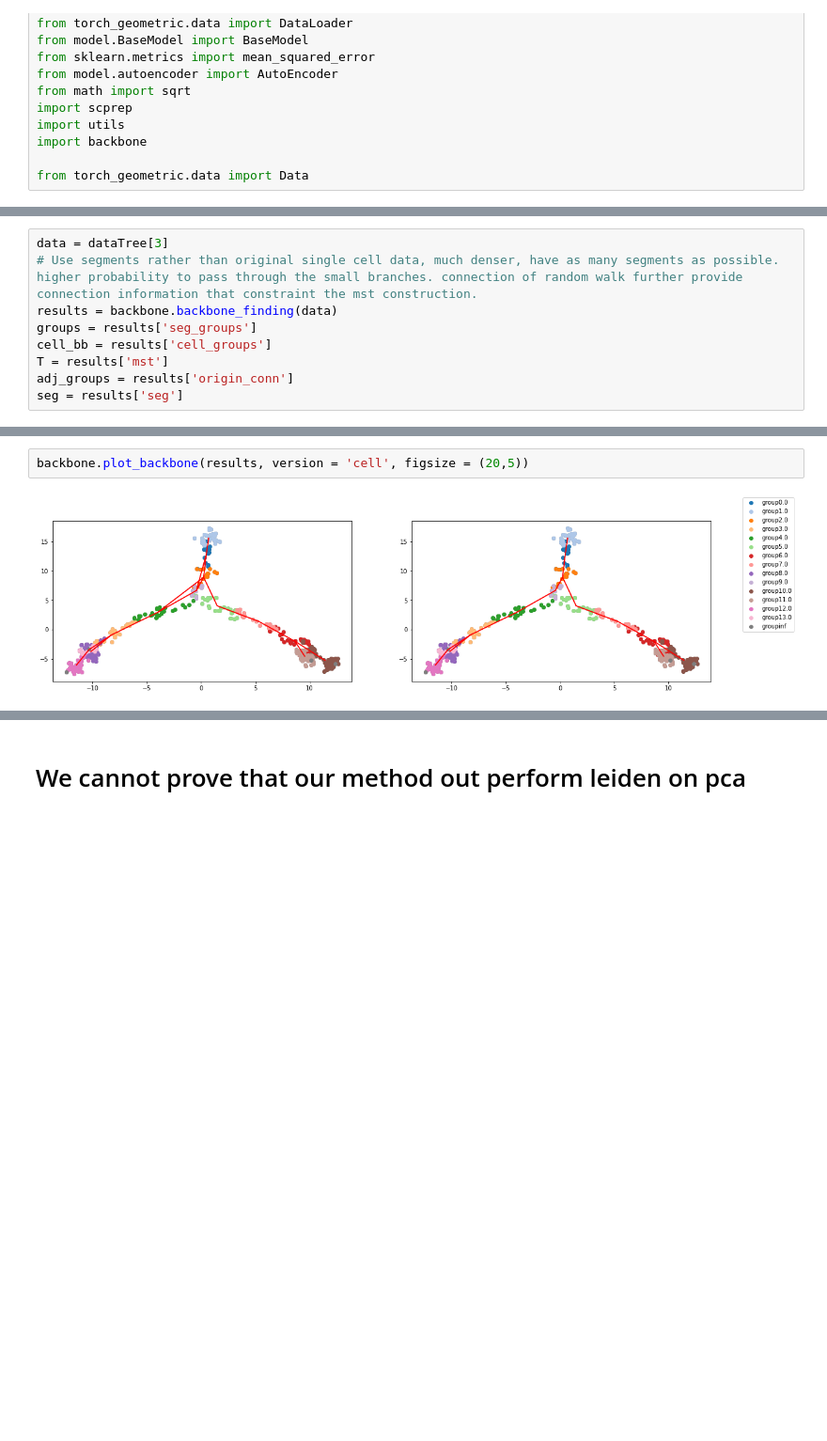
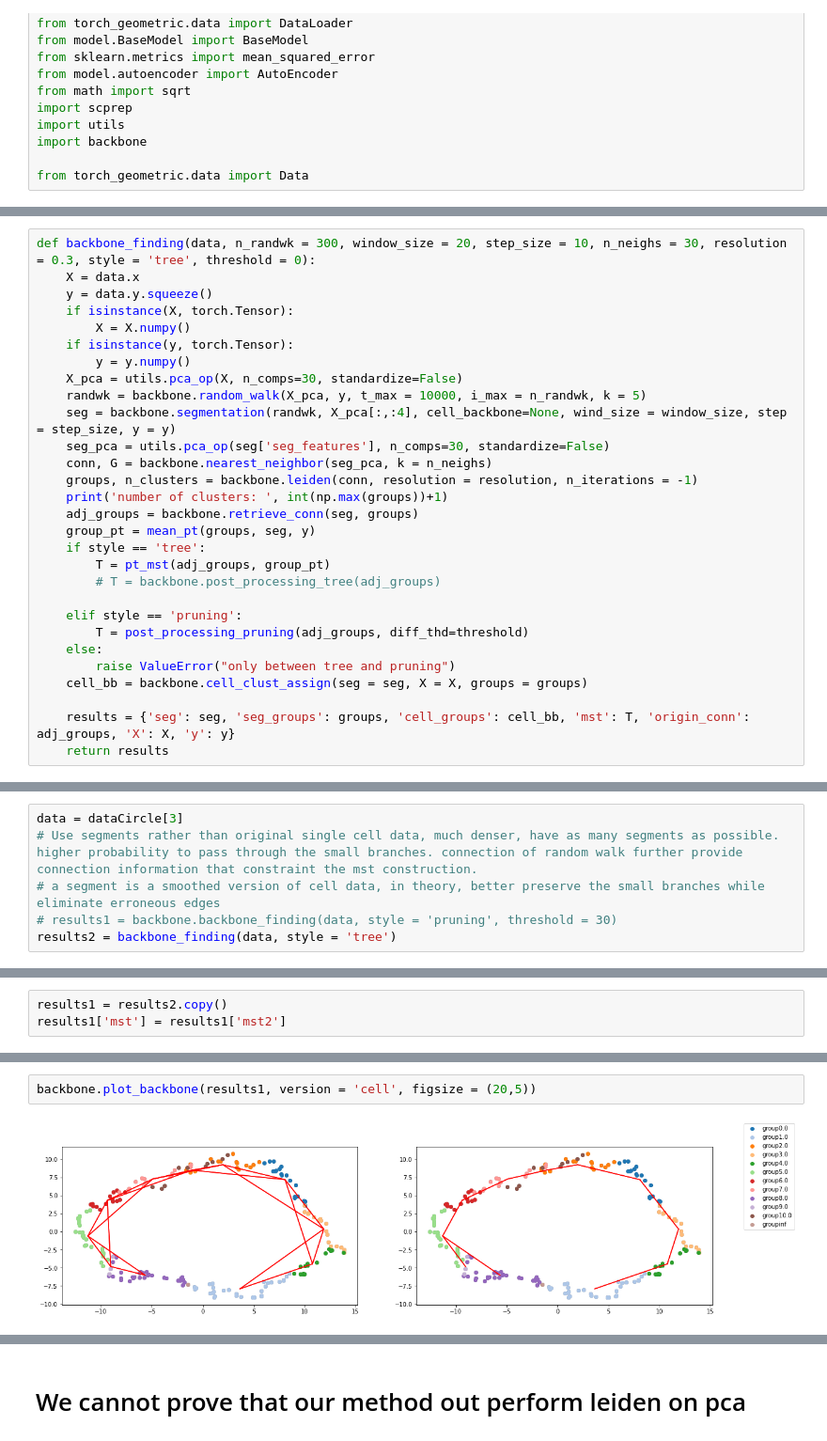
Before and after one commit to falseu/gnn_traj_inference, a Jupyter notebook: backbone_tree.ipynb, the cells around one changed output, grey strips where cells are left out. Shown at 94% size. Drawn from its saved outputs; the diff is of its cells as text; blank space fills up the shorter version.

Commit message:
backbone

```diff
--- a/backbone_tree.ipynb
+++ b/backbone_tree.ipynb
@@ -43,3 +43,32 @@ device = torch.device('cuda' if torch.cuda.is_available() else 'cpu')
 dataTree.num_features
 # %% [output]
 300
+# %%
+def backbone_finding(data, n_randwk = 300, window_size = 20, step_size = 10, n_neighs = 30, resolution = 0.3, style = 'tree', threshold = 0):
+    X = data.x
+    y = data.y.squeeze()
+    if isinstance(X, torch.Tensor):
+        X = X.numpy()
+    if isinstance(y, torch.Tensor):
+        y = y.numpy()
+    X_pca = utils.pca_op(X, n_comps=30, standardize=False)
+    randwk = backbone.random_walk(X_pca, y, t_max = 10000, i_max = n_randwk, k = 5)
+    seg = backbone.segmentation(randwk, X_pca[:,:4], cell_backbone=None, wind_size = window_size, step = step_size, y = y)
+    seg_pca = utils.pca_op(seg['seg_features'], n_comps=30, standardize=False)
+    conn, G = backbone.nearest_neighbor(seg_pca, k = n_neighs)
+    groups, n_clusters = backbone.leiden(conn, resolution = resolution, n_iterations = -1)
+    print('number of clusters: ', int(np.max(groups))+1)
+    adj_groups = backbone.retrieve_conn(seg, groups)
+    group_pt = mean_pt(groups, seg, y)
+    if style == 'tree':
+        T = pt_mst(adj_groups, group_pt)
+        # T = backbone.post_processing_tree(adj_groups)
+
+    elif style == 'pruning':
+        T = post_processing_pruning(adj_groups, diff_thd=threshold)
+    else:
+        raise ValueError("only between tree and pruning")
+    cell_bb = backbone.cell_clust_assign(seg = seg, X = X, groups = groups)
+
+    results = {'seg': seg, 'seg_groups': groups, 'cell_groups': cell_bb, 'mst': T, 'origin_conn': adj_groups, 'X': X, 'y': y}
+    return results
@@ -46,10 +106,7 @@ dataTree.num_features
 # %%
-data = dataTree[3]
+data = dataCircle[3]
 # Use segments rather than original single cell data, much denser, have as many segments as possible. higher probability to pass through the small branches. connection of random walk further provide connection information that constraint the mst construction.
-results = backbone.backbone_finding(data)
-groups = results['seg_groups']
-cell_bb = results['cell_groups']
-T = results['mst']
-adj_groups = results['origin_conn']
-seg = results['seg']
+# a segment is a smoothed version of cell data, in theory, better preserve the small branches while eliminate erroneous edges
+# results1 = backbone.backbone_finding(data, style = 'pruning', threshold = 30)
+results2 = backbone_finding(data, style = 'tree')
 # %% [output]
@@ -60 +118,4 @@ number of clusters:  14
+# %%
+results1 = results2.copy()
+results1['mst'] = results1['mst2']
 # %%
@@ -64,4 +129,4 @@ backbone.plot_backbone(results, version = 'segment', figsize = (20,5))
 # %%
-backbone.plot_backbone(results, version = 'cell', figsize = (20,5))
+backbone.plot_backbone(results1, version = 'cell', figsize = (20,5))
 # %% [output]
-[figure, old version]
+[figure, new version]
```
Also changed, not shown: parts of 10 cells of this notebook, 1 other file.
